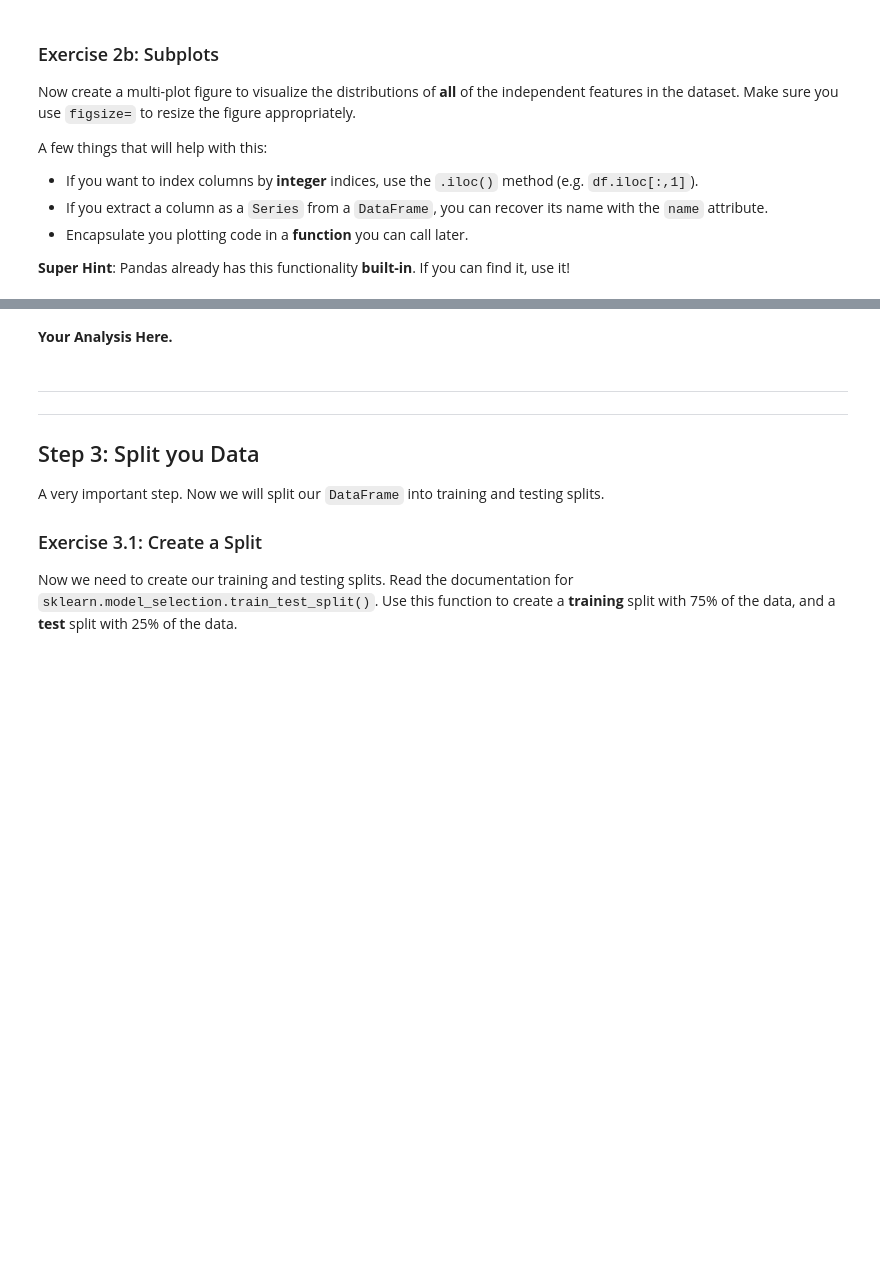
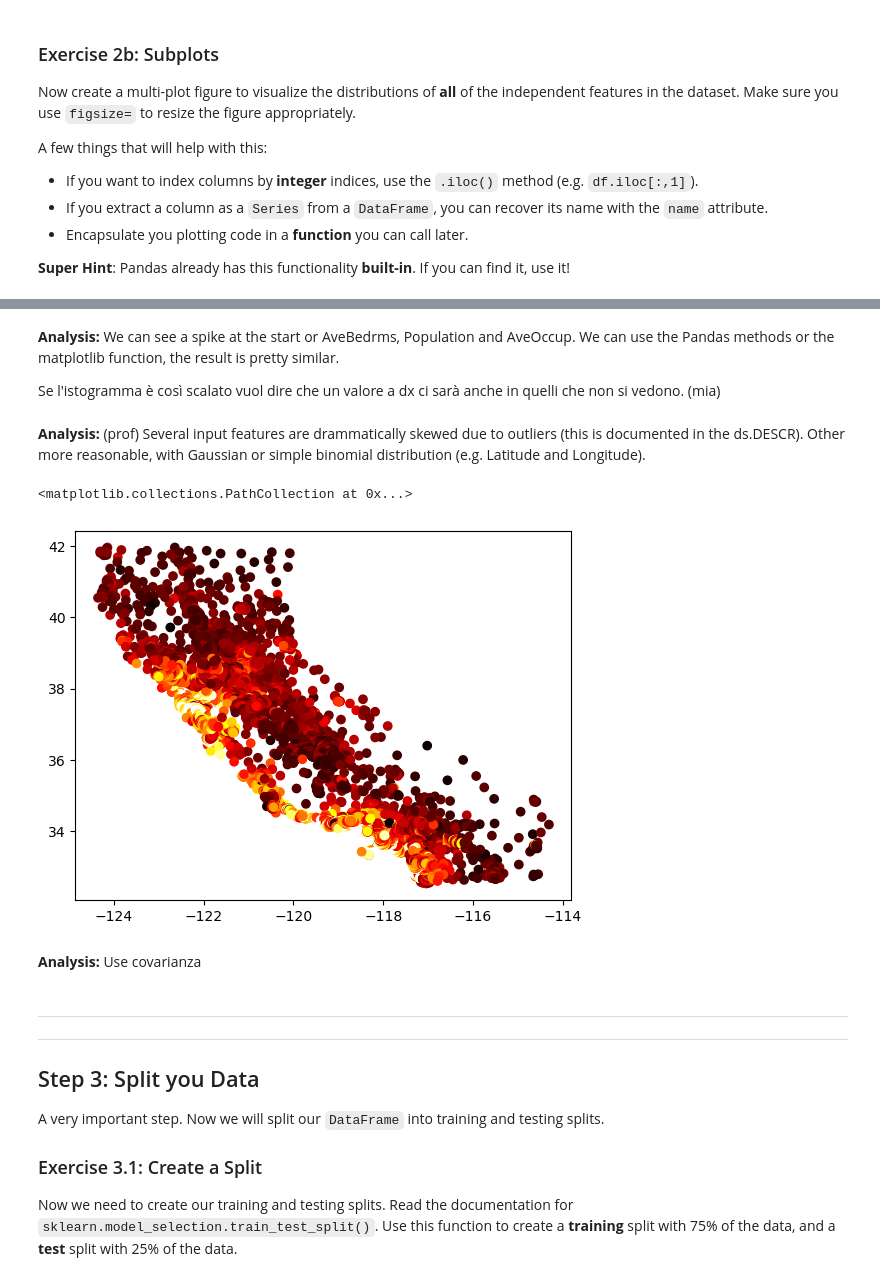
Before and after one commit to Cappetti99/FML, a Jupyter notebook: lab1/Lab1.ipynb, the cells around one changed output, grey strips where cells are left out. Saved outputs shown, nothing was run; the diff lists cells and outputs as text; code cells hidden in the pictures; blank space fills up the shorter version.

```diff
--- a/lab1/Lab1.ipynb
+++ b/lab1/Lab1.ipynb
@@ -188,5 +228,17 @@ for (i, col) in enumerate(df.columns):
+# %% [markdown]
+**Analysis:** We can see a spike at the start or AveBedrms, Population and AveOccup.
+We can use the Pandas methods or the matplotlib function, the result is pretty similar.
+
+Se l'istogramma è così scalato vuol dire che un valore a dx ci sarà anche in quelli che non si vedono. (mia)
+# %% [markdown]
+**Analysis:** (prof) Several input features are drammatically skewed due to outliers (this is documented in the ds.DESCR). Other more reasonable, with Gaussian or simple binomial distribution (e.g. Latitude and Longitude).
+# %%
+plt.scatter(df.Longitude, df.Latitude, c=targets, cmap='hot')
+# %% [output]
+<matplotlib.collections.PathCollection at 0x...>
+[figure, added]
 # %% [markdown]
-**Your Analysis Here.**
+**Analysis:** Use covarianza
 # %% [markdown]
 
 ---
```
Also changed, not shown: parts of 23 cells of this notebook.
